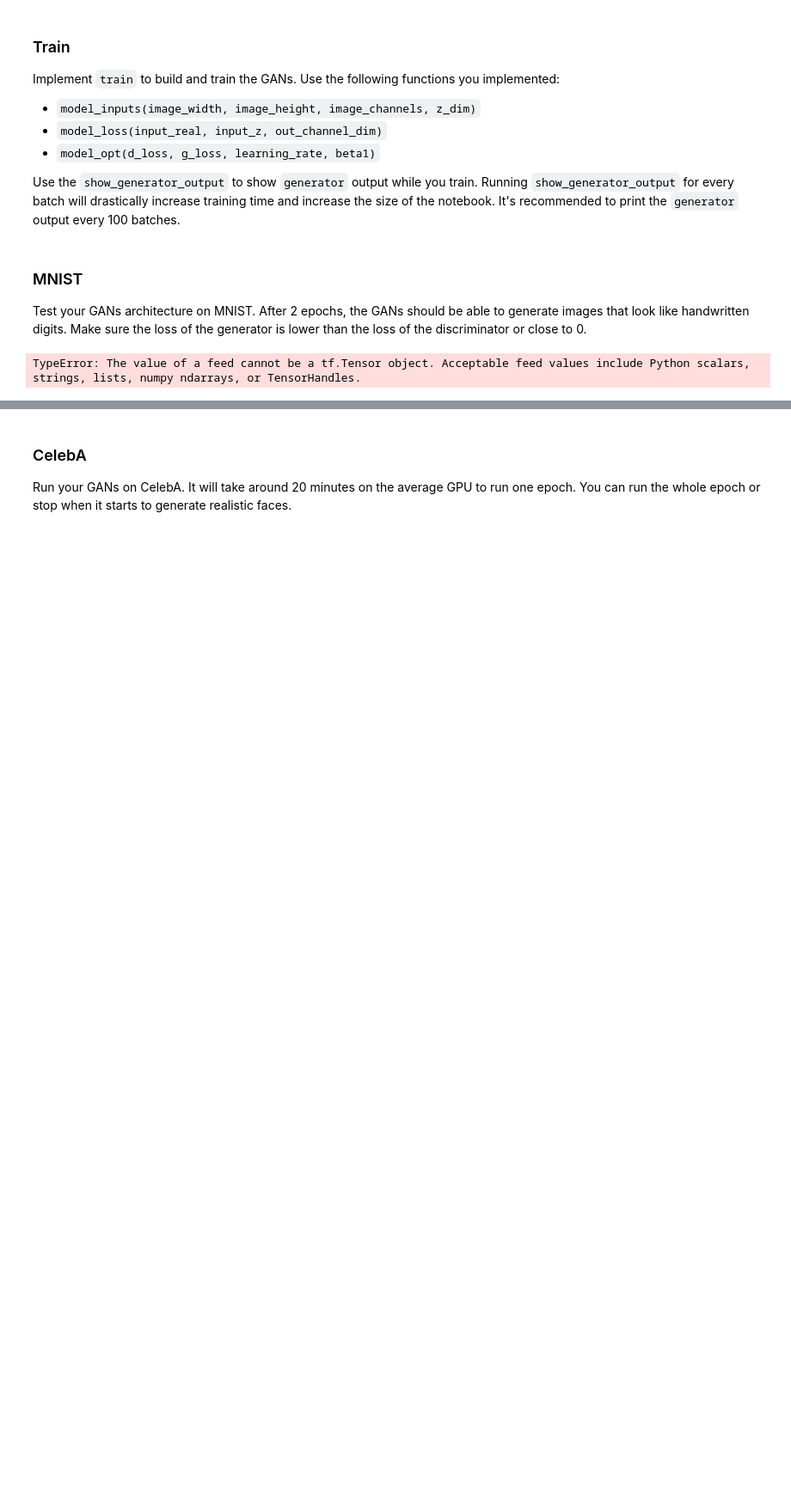
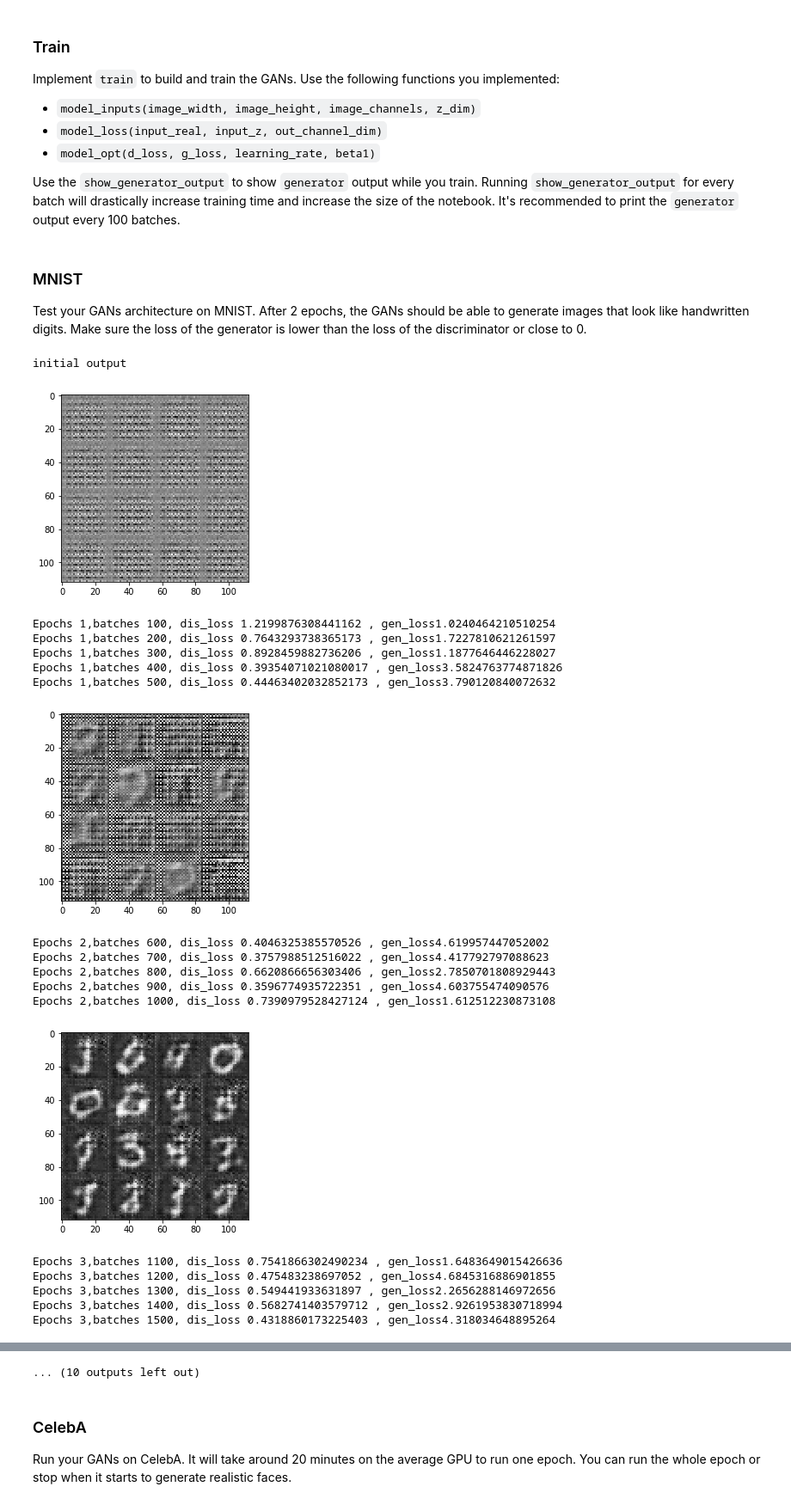
Before and after one commit to gthm1/face_generation, a Jupyter notebook: dlnd_face_generation.ipynb, the cells around one changed output, grey strips where cells are left out. Shown at 86% size. Cells and saved outputs as stored; diff of their text form; code cells hidden in the pictures; blank space fills up the shorter version.

```diff
--- a/dlnd_face_generation.ipynb
+++ b/dlnd_face_generation.ipynb
@@ -230,12 +242,14 @@ def model_loss(input_real, input_z, out_channel_dim):
     :return: A tuple of (discriminator loss, generator loss)
     """
     # TODO: Implement Function
+    smooth = 0.1
+    g_model = generator(input_z,out_channel_dim,is_train=True)
     d_model_real,d_model_real_logits = discriminator(input_real,reuse=False)
-    g_model = generator(input_z,out_channel_dim,is_train=True)
     d_model_fake,d_model_fake_logits = discriminator(g_model,reuse=True)
 
-    d_loss_real = tf.reduce_mean(tf.nn.softmax_cross_entropy_with_logits(logits=d_model_real_logits,
-                                                                         labels=tf.ones_like(d_model_real_logits)))
+
+    d_loss_real = tf.reduce_mean(tf.nn.sigmoid_cross_entropy_with_logits(logits=d_model_real_logits,
+                                                                         labels=tf.ones_like(d_model_real_logits) *(1-smooth)))
     d_loss_fake = tf.reduce_mean(tf.nn.sigmoid_cross_entropy_with_logits(logits=d_model_fake_logits,
                                                                         labels=tf.zeros_like(d_model_fake_logits)))
     d_loss = d_loss_real + d_loss_fake
@@ -265,9 +279,9 @@ def model_opt(d_loss, g_loss, learning_rate, beta1):
     :return: A tuple of (discriminator training operation, generator training operation)
     """
     # TODO: Implement Function
-    #tvars = tf.trainable_variables()
-    g_vars = tf.trainable_variables(scope='generator')
-    d_vars = tf.trainable_variables(scope='discriminator')
+    t_vars = tf.trainable_variables()
+    d_vars = [var for var in t_vars if var.name.startswith('discriminator')]
+    g_vars = [var for var in t_vars if var.name.startswith('generator')]
 
 
     with tf.control_dependencies(tf.get_collection(tf.GraphKeys.UPDATE_OPS)):
@@ -321,6 +335,7 @@ Implement `train` to build and train the GANs.  Use the following functions you
 
 Use the `show_generator_output` to show `generator` output while you train. Running `show_generator_output` for every batch will drastically increase training time and increase the size of the notebook.  It's recommended to print the `generator` output every 100 batches.
 # %%
+import numpy as np
 def train(epoch_count, batch_size, z_dim, learning_rate, beta1, get_batches, data_shape, data_image_mode):
     """
     Train the GAN
@@ -354,7 +369,7 @@ def train(epoch_count, batch_size, z_dim, learning_rate, beta1, get_batches, dat
             for batch_images in get_batches(batch_size):
                 # TODO: Train Model
                 step += 1
-                batch_z = tf.random_uniform((batch_size,z_dim),-1,1)
+                batch_z = np.random.uniform(-1,1,(batch_size,z_dim))
                 _ = sess.run(d_opt,feed_dict={input_real:batch_images,
                                              input_z:batch_z,
                                              lr:learning_rate})
@@ -365,7 +380,7 @@ def train(epoch_count, batch_size, z_dim, learning_rate, beta1, get_batches, dat
 
                 if step == 1:
                     print('initial output')
-                    show_generator_output(sess,25,batch_z,image_channels,data_image_mode)
+                    show_generator_output(sess,16,input_z,image_channels,data_image_mode)
                 if step % 10 == 0:
                     train_loss_d = sess.run(d_loss,feed_dict={input_real:batch_images,
                                                     input_z:batch_z,
@@ -373,28 +388,46 @@ def train(epoch_count, batch_size, z_dim, learning_rate, beta1, get_batches, dat
                     train_loss_g = sess.run(g_loss,feed_dict={input_real:batch_images,
                                                     input_z:batch_z,
                                                     lr:learning_rate})
-                    print('Epochs {},batches {}, dis_loss {} , gen_loss'.format(epochs+1,step,train_loss_d,train_loss_g))
+                    print('Epochs {},batches {}, dis_loss {} , gen_loss{}'.format(epoch_i+1,step,train_loss_d,train_loss_g))
                 if step%100 == 0:
-                    show_generator_output(sess,25,batch_z,image_channels,data_image_mode)
+                    show_generator_output(sess,16,input_z,image_channels,data_image_mode)
         saver.save(sess, './generator.ckpt')
 # %% [markdown]
 ### MNIST
 Test your GANs architecture on MNIST.  After 2 epochs, the GANs should be able to generate images that look like handwritten digits.  Make sure the loss of the generator is lower than the loss of the discriminator or close to 0.
 # %%
-batch_size = 100
+batch_size = 120
 z_dim = 100
-learning_rate = 0.01
-beta1 = 0.4
+learning_rate = 0.001
+beta1 = 0.7
 
 
 """
 DON'T MODIFY ANYTHING IN THIS CELL THAT IS BELOW THIS LINE
 """
-epochs = 2
+epochs = 10
 
 mnist_dataset = helper.Dataset('mnist', glob(os.path.join(data_dir, 'mnist/*.jpg')))
 with tf.Graph().as_default():
     train(epochs, batch_size, z_dim, learning_rate, beta1, mnist_dataset.get_batches,
           mnist_dataset.shape, mnist_dataset.image_mode)
 # %% [output]
-TypeError: The value of a feed cannot be a tf.Tensor object. Acceptable feed values include Python scalars, strings, lists, numpy ndarrays, or TensorHandles.
+initial output
+[figure, added]
+Epochs 1,batches 100, dis_loss 1.2199876308441162 , gen_loss1.0240464210510254
+Epochs 1,batches 200, dis_loss 0.7643293738365173 , gen_loss1.7227810621261597
+Epochs 1,batches 300, dis_loss 0.8928459882736206 , gen_loss1.1877646446228027
+Epochs 1,batches 400, dis_loss 0.39354071021080017 , gen_loss3.5824763774871826
+Epochs 1,batches 500, dis_loss 0.44463402032852173 , gen_loss3.790120840072632
+[figure, added]
+Epochs 2,batches 600, dis_loss 0.4046325385570526 , gen_loss4.619957447052002
+Epochs 2,batches 700, dis_loss 0.3757988512516022 , gen_loss4.417792797088623
+Epochs 2,batches 800, dis_loss 0.6620866656303406 , gen_loss2.7850701808929443
+Epochs 2,batches 900, dis_loss 0.3596774935722351 , gen_loss4.603755474090576
+Epochs 2,batches 1000, dis_loss 0.7390979528427124 , gen_loss1.612512230873108
+[figure, added]
+Epochs 3,batches 1100, dis_loss 0.7541866302490234 , gen_loss1.6483649015426636
+Epochs 3,batches 1200, dis_loss 0.475483238697052 , gen_loss4.6845316886901855
+Epochs 3,batches 1300, dis_loss 0.549441933631897 , gen_loss2.2656288146972656
+Epochs 3,batches 1400, dis_loss 0.5682741403579712 , gen_loss2.9261953830718994
+Epochs 3,batches 1500, dis_loss 0.4318860173225403 , gen_loss4.318034648895264
@@ -401,3 +447,4 @@ TypeError: The value of a feed cannot be a tf.Tensor object. Acceptable feed val
+... (10 outputs left out)
 # %% [markdown]
 ### CelebA
 Run your GANs on CelebA.  It will take around 20 minutes on the average GPU to run one epoch.  You can run the whole epoch or stop when it starts to generate realistic faces.
```
Also changed, not shown: parts of 5 cells of this notebook.
